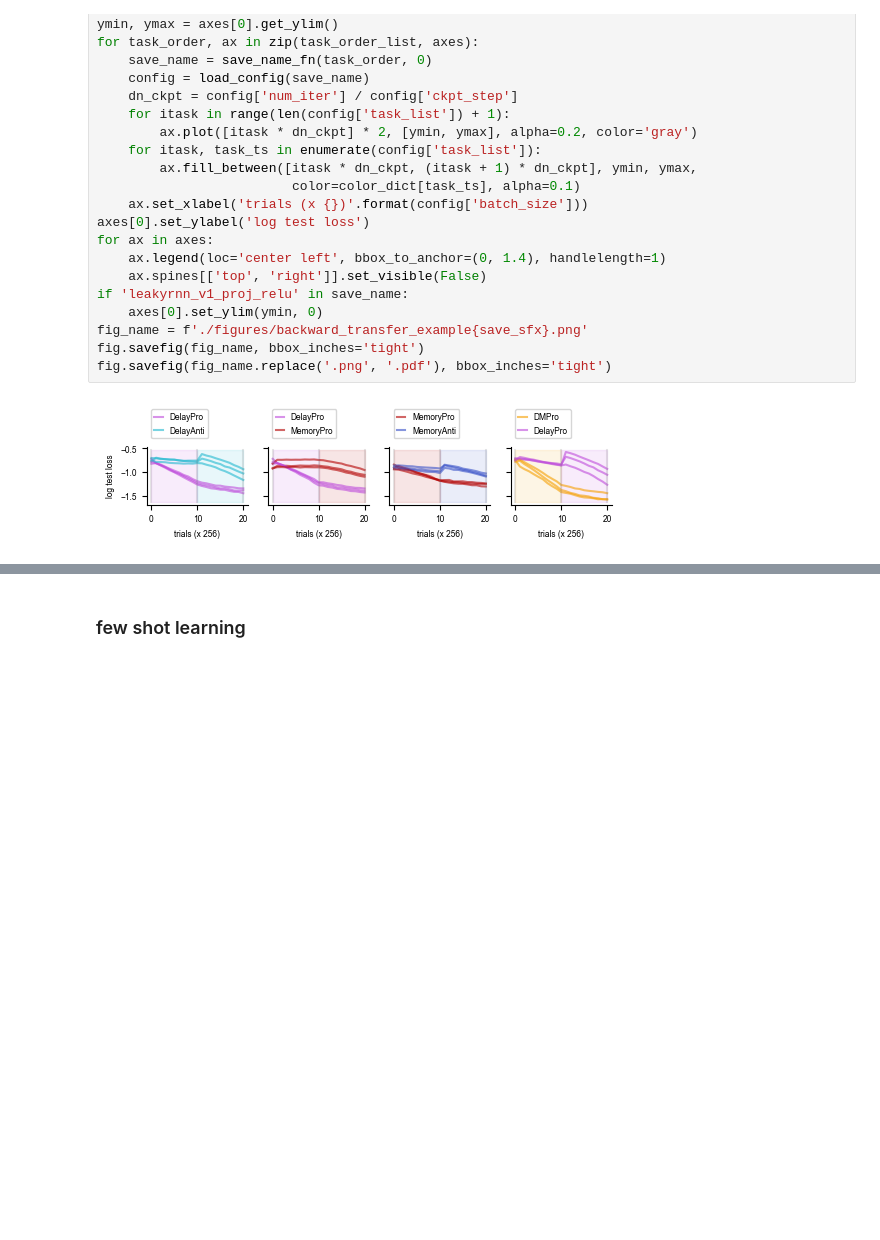
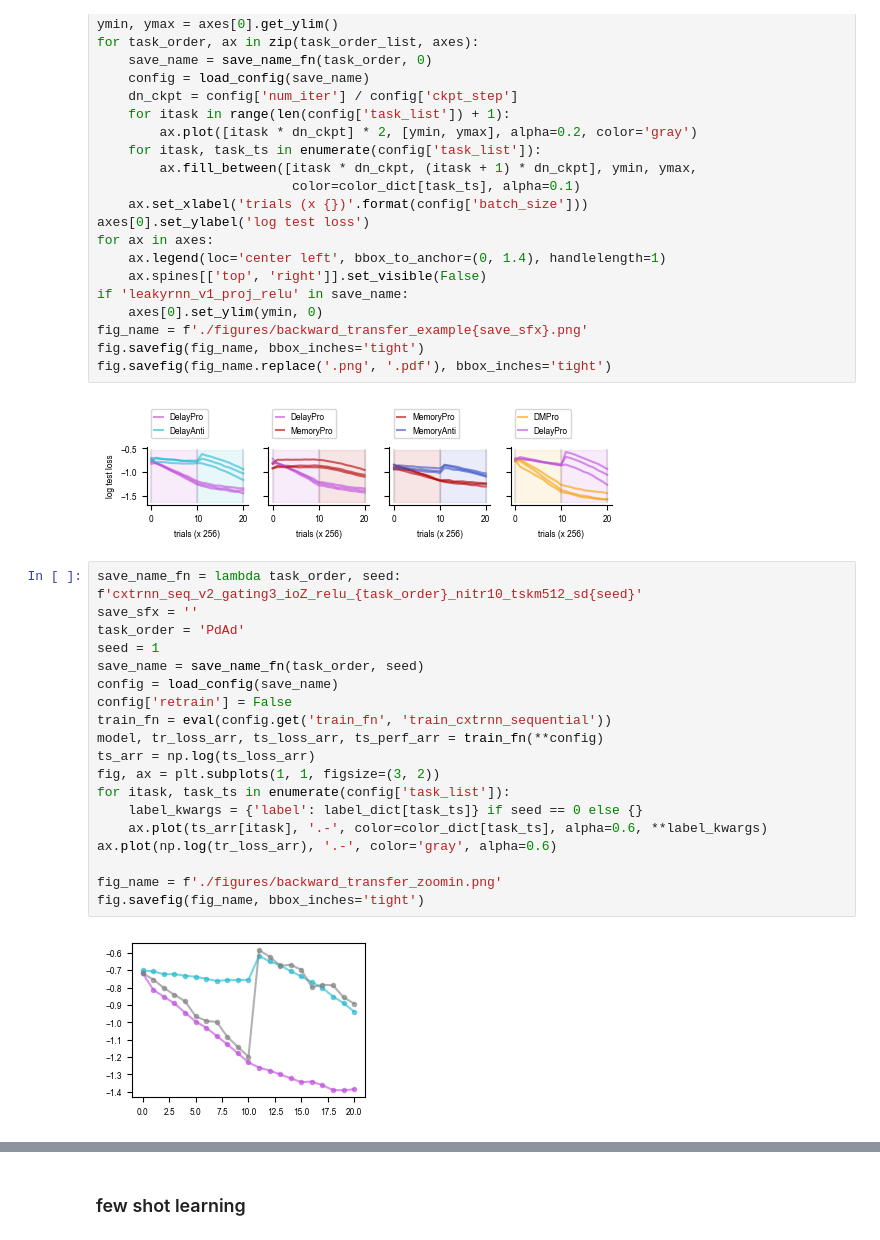
Before and after one commit to hzshan/context_inference_rnn, a Jupyter notebook: train.ipynb, the cells around one changed output, grey strips where cells are left out. Drawn from its saved outputs; the diff is of its cells as text; blank space fills up the shorter version.

```diff
--- a/train.ipynb
+++ b/train.ipynb
@@ -352,3 +356,24 @@ fig.savefig(fig_name, bbox_inches='tight')
 fig.savefig(fig_name.replace('.png', '.pdf'), bbox_inches='tight')
 # %% [output]
 [figure]
+# %%
+save_name_fn = lambda task_order, seed: f'cxtrnn_seq_v2_gating3_ioZ_relu_{task_order}_nitr10_tskm512_sd{seed}'
+save_sfx = ''
+task_order = 'PdAd'
+seed = 1
+save_name = save_name_fn(task_order, seed)
+config = load_config(save_name)
+config['retrain'] = False
+train_fn = eval(config.get('train_fn', 'train_cxtrnn_sequential'))
+model, tr_loss_arr, ts_loss_arr, ts_perf_arr = train_fn(**config)
+ts_arr = np.log(ts_loss_arr)
+fig, ax = plt.subplots(1, 1, figsize=(3, 2))
+for itask, task_ts in enumerate(config['task_list']):
+    label_kwargs = {'label': label_dict[task_ts]} if seed == 0 else {}
+    ax.plot(ts_arr[itask], '.-', color=color_dict[task_ts], alpha=0.6, **label_kwargs)
+ax.plot(np.log(tr_loss_arr), '.-', color='gray', alpha=0.6)
+
+fig_name = f'./figures/backward_transfer_zoomin.png'
+fig.savefig(fig_name, bbox_inches='tight')
+# %% [output]
+[figure, added]
```
Also changed, not shown: parts of 10 cells of this notebook, 2 other files.
